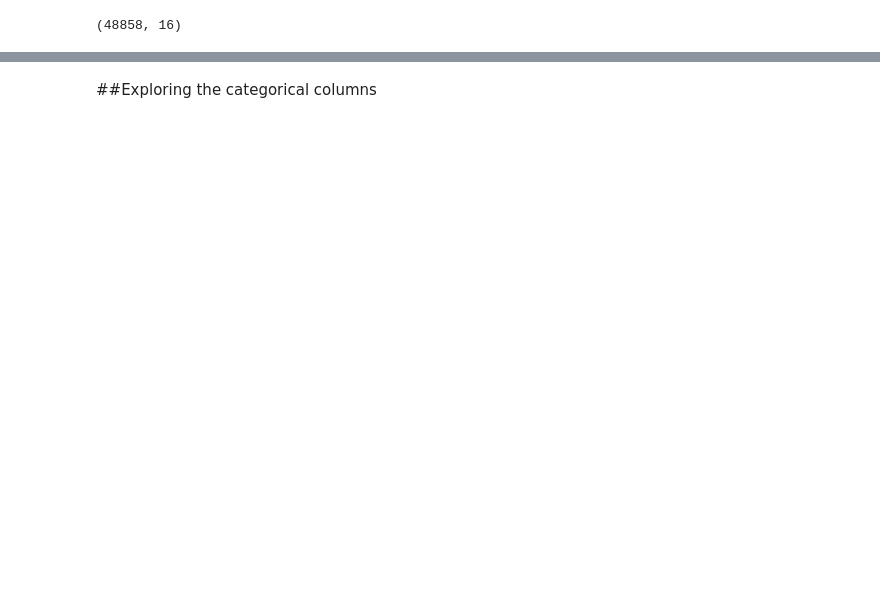
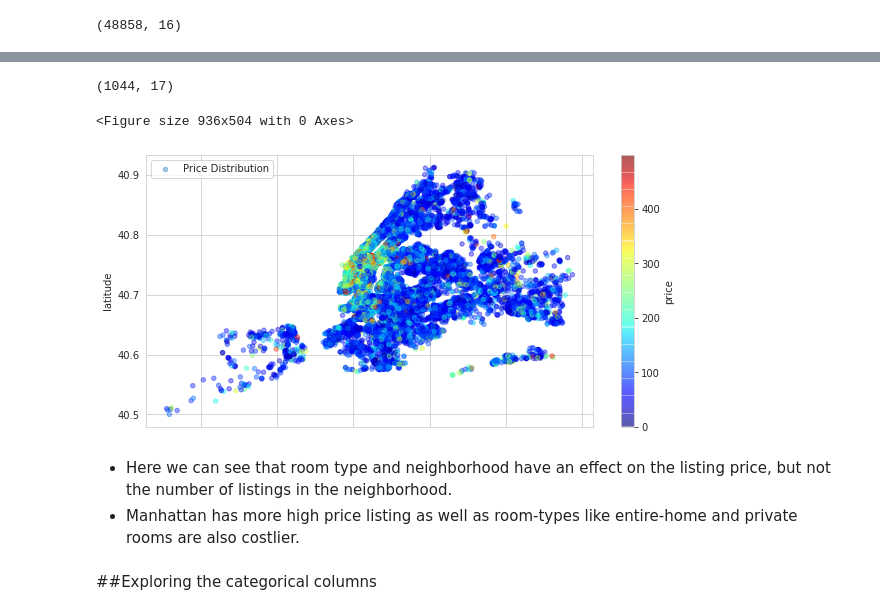
Before and after one commit to BhanuPShahi/Airbnb-Bookings-Analysis, a Jupyter notebook: Bhanu_Pratap_Shahi_24_02_2021_[ABTN0101]_AirBnB_Bookings_Analysis.ipynb, the cells around one changed output, grey strips where cells are left out. Drawn from its saved outputs; the diff is of its cells as text; code cells hidden in the pictures; blank space fills up the shorter version.

```diff
--- a/Bhanu_Pratap_Shahi_24_02_2021_[ABTN0101]_AirBnB_Bookings_Analysis.ipynb
+++ b/Bhanu_Pratap_Shahi_24_02_2021_[ABTN0101]_AirBnB_Bookings_Analysis.ipynb
@@ -223,2 +251,18 @@ plt.show()
+# %%
+high_price_airbnb_df.shape
+# %% [output]
+(1044, 17)
+# %%
+plt.figure(figsize=(13,7))
+ax=airbnb_df[airbnb_df.price<500].plot(kind='scatter', x='longitude',y='latitude',label='Price Distribution',c='price',cmap=plt.get_cmap('jet'),colorbar=True,alpha=0.4)
+ax.legend()
+plt.ioff()
+plt.show()
+# %% [output]
+<Figure size 936x504 with 0 Axes>
+[figure, added]
+# %% [markdown]
+*  Here we can see that room type and neighborhood have an effect on the listing price, but not the number of listings in the neighborhood.
+*  Manhattan has more high price listing as well as room-types like entire-home and private rooms are also costlier.
 # %% [markdown]
 ##Exploring the categorical columns
```
Also changed, not shown: parts of 47 cells of this notebook.
